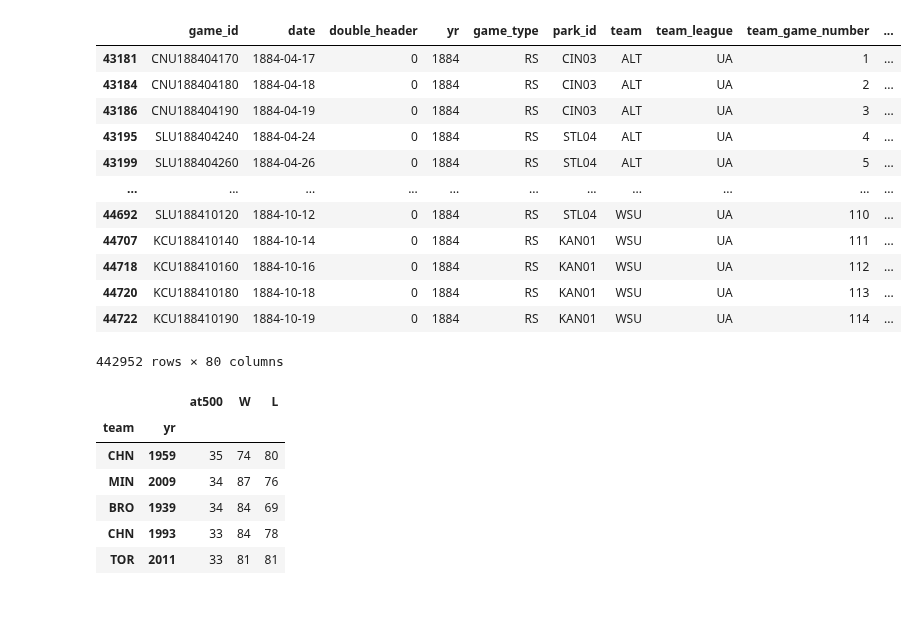
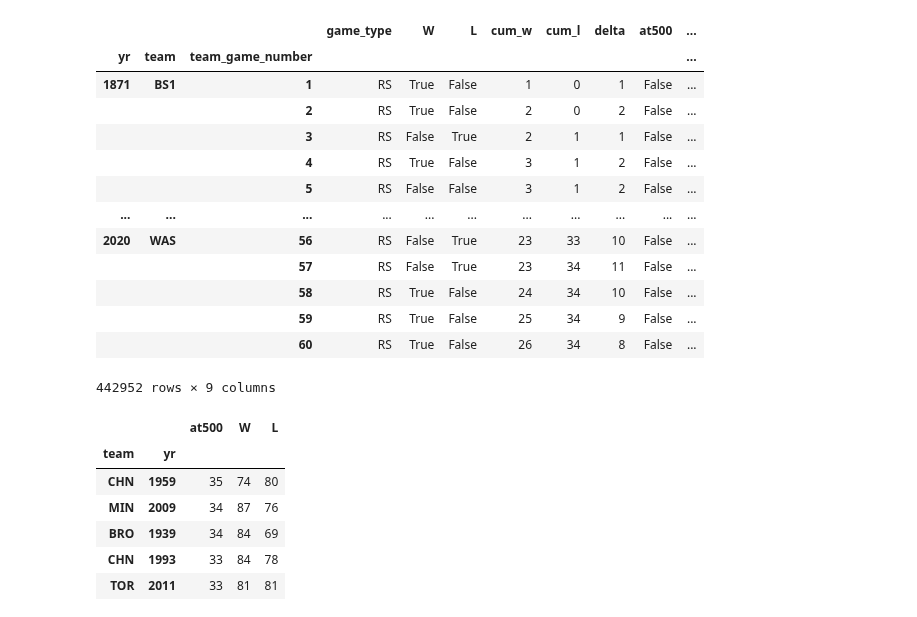
Before and after one commit to sdvinay/baseball_sql, a Jupyter notebook: pandas/most_.500_team_ever.ipynb, the cells around one changed output. Saved outputs shown, nothing was run; the diff lists cells and outputs as text; code cells hidden in the pictures.

```diff
--- a/pandas/most_.500_team_ever.ipynb
+++ b/pandas/most_.500_team_ever.ipynb
@@ -5,30 +8,39 @@ import boxball_loader as bbl
 # %%
-df = pd.read_parquet('../data/mine/gl_teams.parquet')
-df = df[df['game_type']=='RS'].sort_values(by=['team', 'yr', 'team_game_number'])
+# Read in the gamelog_teams table: one row per team-game (and limit to regular season)
+
+index_cols = ['yr', 'team', 'team_game_number']
+cols = index_cols + ['game_type', 'W', 'L']
+df = pd.read_parquet('../data/mine/gl_teams.parquet')[cols]
+df = df[df['game_type']=='RS'].sort_values(by=index_cols).set_index(index_cols)
 # %%
-# compute the cumulative W-L record to-date after each game
-df['cum_w'] = df.groupby(['team', 'yr'])['W'].cumsum()
-df['cum_l'] = df.groupby(['team', 'yr'])['L'].cumsum()
+# for each team-game: compute the cumulative W and L to date
+df['cum_w'] = df.groupby(['yr', 'team'])['W'].cumsum()
+df['cum_l'] = df.groupby(['yr', 'team'])['L'].cumsum()
 
-# compute days at .500 and distance from .500
-df['at500'] = df['cum_w']==df['cum_l']
+# for each team-game: compute distance from .500, and whether this is at .500 (or within 1)
 df['delta'] = abs(df['cum_w']-df['cum_l'])
+df['at500'] = df['delta']==0
+df['within_half'] = df['delta']<=1
+
+# for each team-game: Did the team move towards .500 or away from it? (False if they already were at .500)
+df['towards500'] = ((df['W'])&(df['cum_w']<=df['cum_l']) | (df['L'])&(df['cum_l']<=df['cum_w']))
 
 df
 # %% [output]
-|  | game_id | date | double_header | yr | game_type | park_id | team | team_league | team_game_number | ... |
-| 43181 | CNU188404170 | 1884-04-17 | 0 | 1884 | RS | CIN03 | ALT | UA | 1 | ... |
-| 43184 | CNU188404180 | 1884-04-18 | 0 | 1884 | RS | CIN03 | ALT | UA | 2 | ... |
-| 43186 | CNU188404190 | 1884-04-19 | 0 | 1884 | RS | CIN03 | ALT | UA | 3 | ... |
-| 43195 | SLU188404240 | 1884-04-24 | 0 | 1884 | RS | STL04 | ALT | UA | 4 | ... |
-| 43199 | SLU188404260 | 1884-04-26 | 0 | 1884 | RS | STL04 | ALT | UA | 5 | ... |
+|  |  |  | game_type | W | L | cum_w | cum_l | delta | at500 | ... |
+| yr | team | team_game_number |  |  |  |  |  |  |  | ... |
+| 1871 | BS1 | 1 | RS | True | False | 1 | 0 | 1 | False | ... |
+|  |  | 2 | RS | True | False | 2 | 0 | 2 | False | ... |
+|  |  | 3 | RS | False | True | 2 | 1 | 1 | False | ... |
+|  |  | 4 | RS | True | False | 3 | 1 | 2 | False | ... |
+|  |  | 5 | RS | False | False | 3 | 1 | 2 | False | ... |
 | ... | ... | ... | ... | ... | ... | ... | ... | ... | ... | ... |
-| 44692 | SLU188410120 | 1884-10-12 | 0 | 1884 | RS | STL04 | WSU | UA | 110 | ... |
-| 44707 | KCU188410140 | 1884-10-14 | 0 | 1884 | RS | KAN01 | WSU | UA | 111 | ... |
-| 44718 | KCU188410160 | 1884-10-16 | 0 | 1884 | RS | KAN01 | WSU | UA | 112 | ... |
-| 44720 | KCU188410180 | 1884-10-18 | 0 | 1884 | RS | KAN01 | WSU | UA | 113 | ... |
-| 44722 | KCU188410190 | 1884-10-19 | 0 | 1884 | RS | KAN01 | WSU | UA | 114 | ... |
+| 2020 | WAS | 56 | RS | False | True | 23 | 33 | 10 | False | ... |
+|  |  | 57 | RS | False | True | 23 | 34 | 11 | False | ... |
+|  |  | 58 | RS | True | False | 24 | 34 | 10 | False | ... |
+|  |  | 59 | RS | True | False | 25 | 34 | 9 | False | ... |
+|  |  | 60 | RS | True | False | 26 | 34 | 8 | False | ... |
-442952 rows × 80 columns
+442952 rows × 9 columns
 # %%
 # Most days at .500
 df.groupby(['team', 'yr'])[['at500', 'W', 'L']].sum().sort_values(by='at500', ascending=False).head(10)
```
Also changed, not shown: parts of 10 cells of this notebook, 2 other files.
